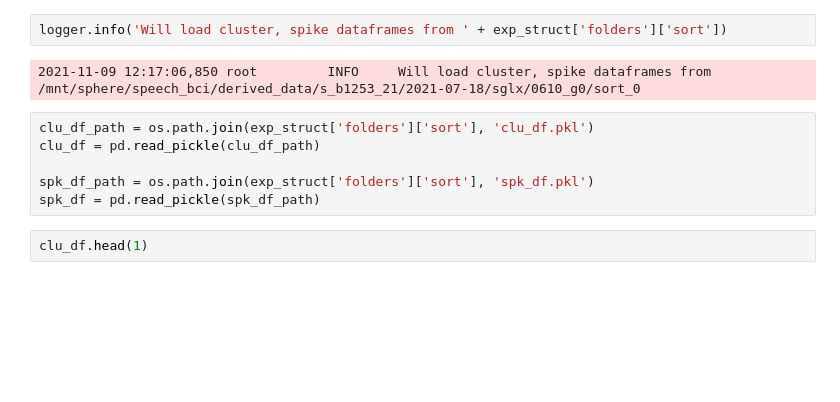
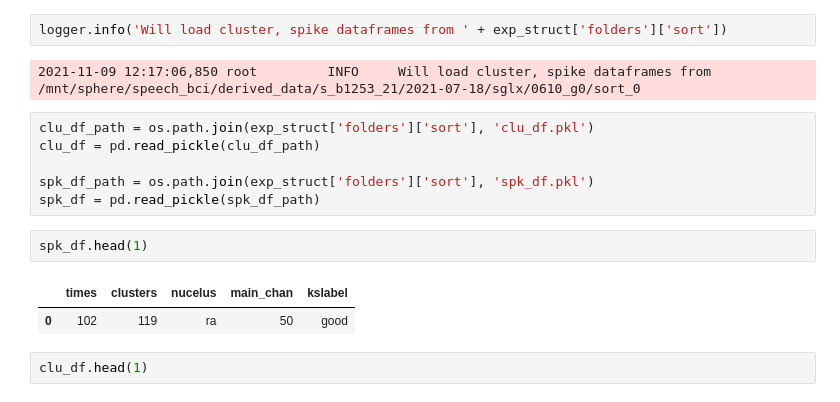
Before and after one commit to zekearneodo/ceciestunepipe, a Jupyter notebook: sglx_pipe-bout_rasters-s_b1253_21-20210718_pouli.ipynb, the cells around one changed output. Drawn from its saved outputs; the diff is of its cells as text; blank space fills up the shorter version.

```diff
--- a/sglx_pipe-bout_rasters-s_b1253_21-20210718_pouli.ipynb
+++ b/sglx_pipe-bout_rasters-s_b1253_21-20210718_pouli.ipynb
@@ -177,6 +193,11 @@ clu_df = pd.read_pickle(clu_df_path)
 
 spk_df_path = os.path.join(exp_struct['folders']['sort'], 'spk_df.pkl')
 spk_df = pd.read_pickle(spk_df_path)
+# %%
+spk_df.head(1)
+# %% [output]
+|  | times | clusters | nucelus | main_chan | kslabel |
+| 0 | 102 | 119 | ra | 50 | good |
 # %%
 clu_df.head(1)
 # %% [output]
```
Also changed, not shown: parts of 10 cells of this notebook, 5 other files.
